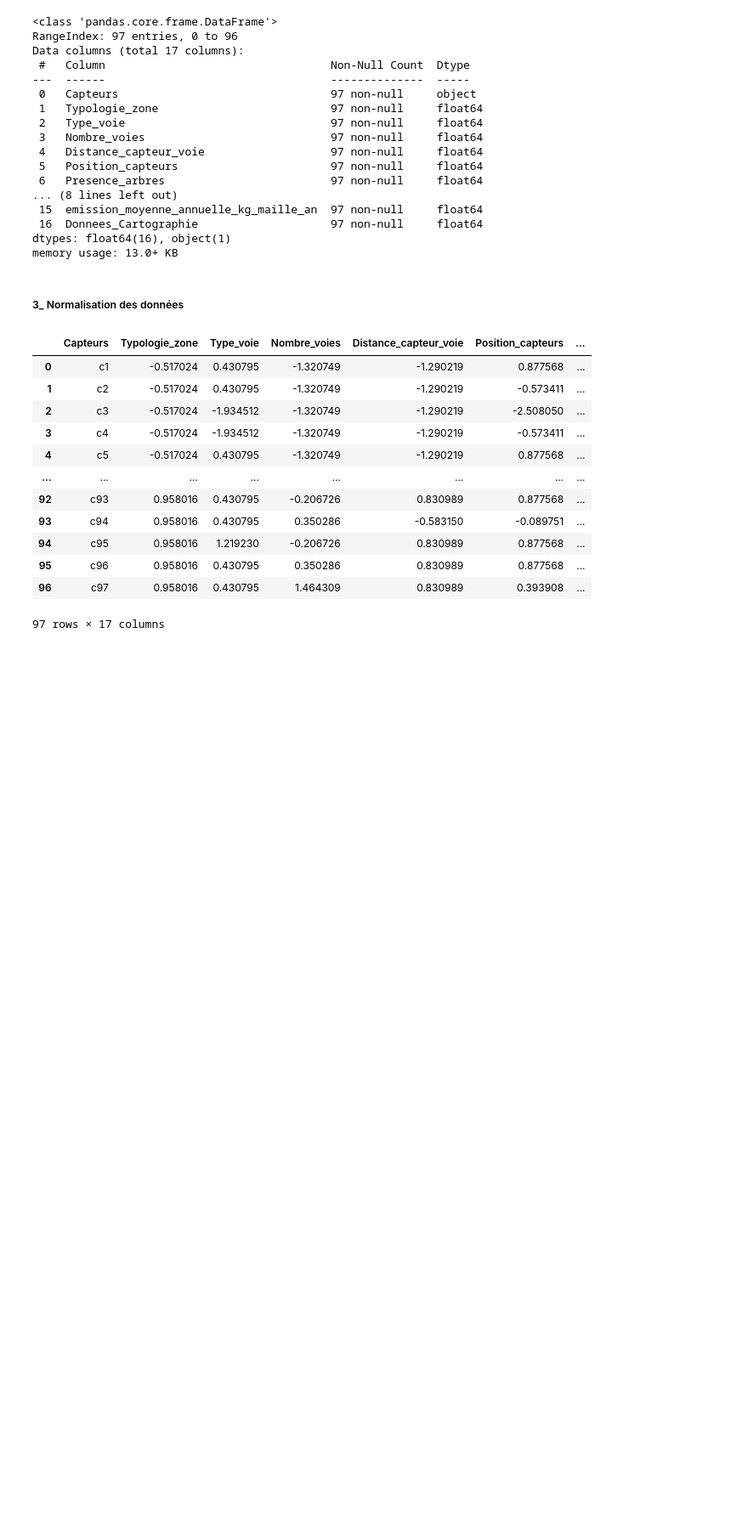
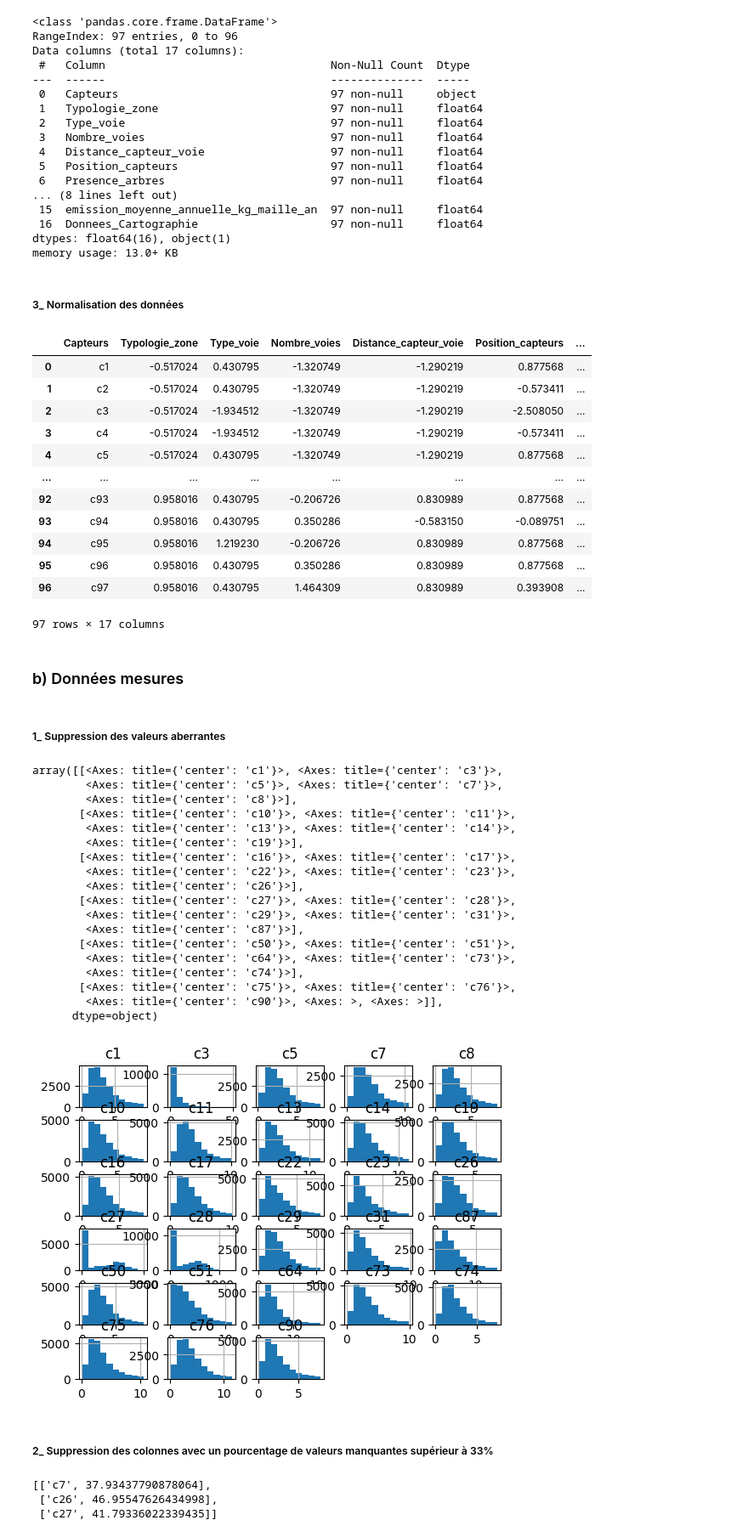
Before and after one commit to TLeandre/Categorisation-de-capteurs-de-pollution, a Jupyter notebook: scripts/Projet_Odata.ipynb, the cells around one changed output. Shown at 85% size. Drawn from its saved outputs; the diff is of its cells as text; code cells hidden in the pictures; blank space fills up the shorter version.

```diff
--- a/scripts/Projet_Odata.ipynb
+++ b/scripts/Projet_Odata.ipynb
@@ -266,3 +266,57 @@ donnees_env_normees
 | 95 | c96 | 0.958016 | 0.430795 | 0.350286 | 0.830989 | 0.877568 | ... |
 | 96 | c97 | 0.958016 | 0.430795 | 1.464309 | 0.830989 | 0.393908 | ... |
 97 rows × 17 columns
+# %% [markdown]
+### b) Données mesures
+# %%
+date = donnees_mes['Date']
+donnees_mes = donnees_mes.drop(donnees_mes.columns[0], axis=1)
+# %% [markdown]
+##### 1_ Suppression des valeurs aberrantes
+# %%
+for colonne in donnees_mes.columns:
+        if pd.api.types.is_numeric_dtype(donnees_mes[colonne]):
+            Q1 = donnees_mes[colonne].quantile(0.25)
+            Q3 = donnees_mes[colonne].quantile(0.75)
+            IQR = Q3 - Q1
+
+            # Détection des valeurs aberrantes
+            outliers_mask = (donnees_mes[colonne] < (Q1 - 1.5 * IQR)) | (donnees_mes[colonne] > (Q3 + 1.5 * IQR))
+
+            # Remplacement des valeurs aberrantes par NaN
+            donnees_mes.loc[outliers_mask, colonne] = np.nan
+# %%
+donnees_mes.hist()
+# %% [output]
+array([[<Axes: title={'center': 'c1'}>, <Axes: title={'center': 'c3'}>,
+        <Axes: title={'center': 'c5'}>, <Axes: title={'center': 'c7'}>,
+        <Axes: title={'center': 'c8'}>],
+       [<Axes: title={'center': 'c10'}>, <Axes: title={'center': 'c11'}>,
+        <Axes: title={'center': 'c13'}>, <Axes: title={'center': 'c14'}>,
+        <Axes: title={'center': 'c19'}>],
+       [<Axes: title={'center': 'c16'}>, <Axes: title={'center': 'c17'}>,
+        <Axes: title={'center': 'c22'}>, <Axes: title={'center': 'c23'}>,
+        <Axes: title={'center': 'c26'}>],
+       [<Axes: title={'center': 'c27'}>, <Axes: title={'center': 'c28'}>,
+        <Axes: title={'center': 'c29'}>, <Axes: title={'center': 'c31'}>,
+        <Axes: title={'center': 'c87'}>],
+       [<Axes: title={'center': 'c50'}>, <Axes: title={'center': 'c51'}>,
+        <Axes: title={'center': 'c64'}>, <Axes: title={'center': 'c73'}>,
+        <Axes: title={'center': 'c74'}>],
+       [<Axes: title={'center': 'c75'}>, <Axes: title={'center': 'c76'}>,
+        <Axes: title={'center': 'c90'}>, <Axes: >, <Axes: >]],
+      dtype=object)
+[figure, added]
+# %% [markdown]
+##### 2_ Suppression des colonnes avec un pourcentage de valeurs manquantes supérieur à 33%
+# %%
+colonnes_del = []
+for nom_colonne, nombre_na in nombre_na_par_colonne.items():
+    if nombre_na / len(donnees_mes) > 0.33:
+        colonnes_del.append([nom_colonne,nombre_na*100/len(donnees_mes)])
+        donnees_mes = donnees_mes.drop(nom_colonne, axis=1)
+colonnes_del
+# %% [output]
+[['c7', 37.93437790878064],
+ ['c26', 46.95547626434998],
+ ['c27', 41.79336022339435]]
```
Also changed, not shown: parts of 21 cells of this notebook, 2 other files.
